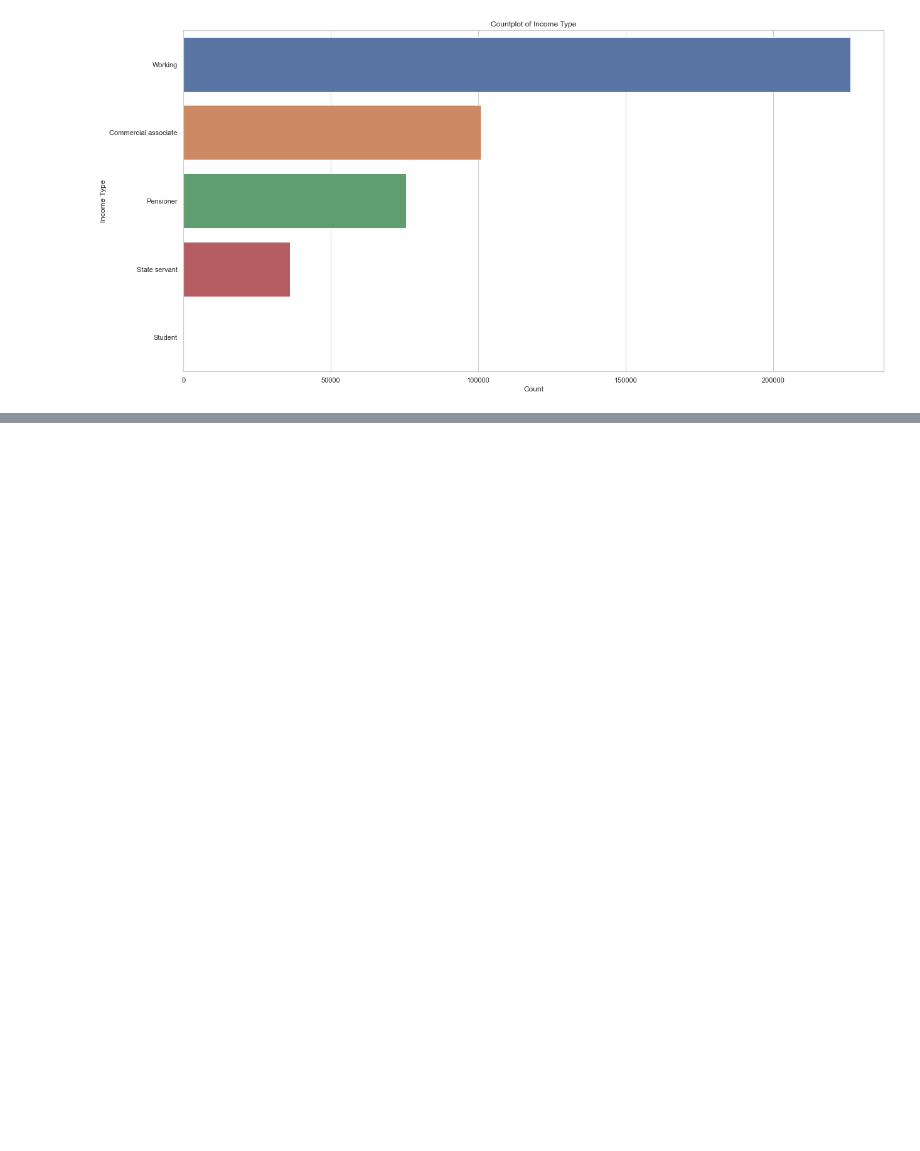
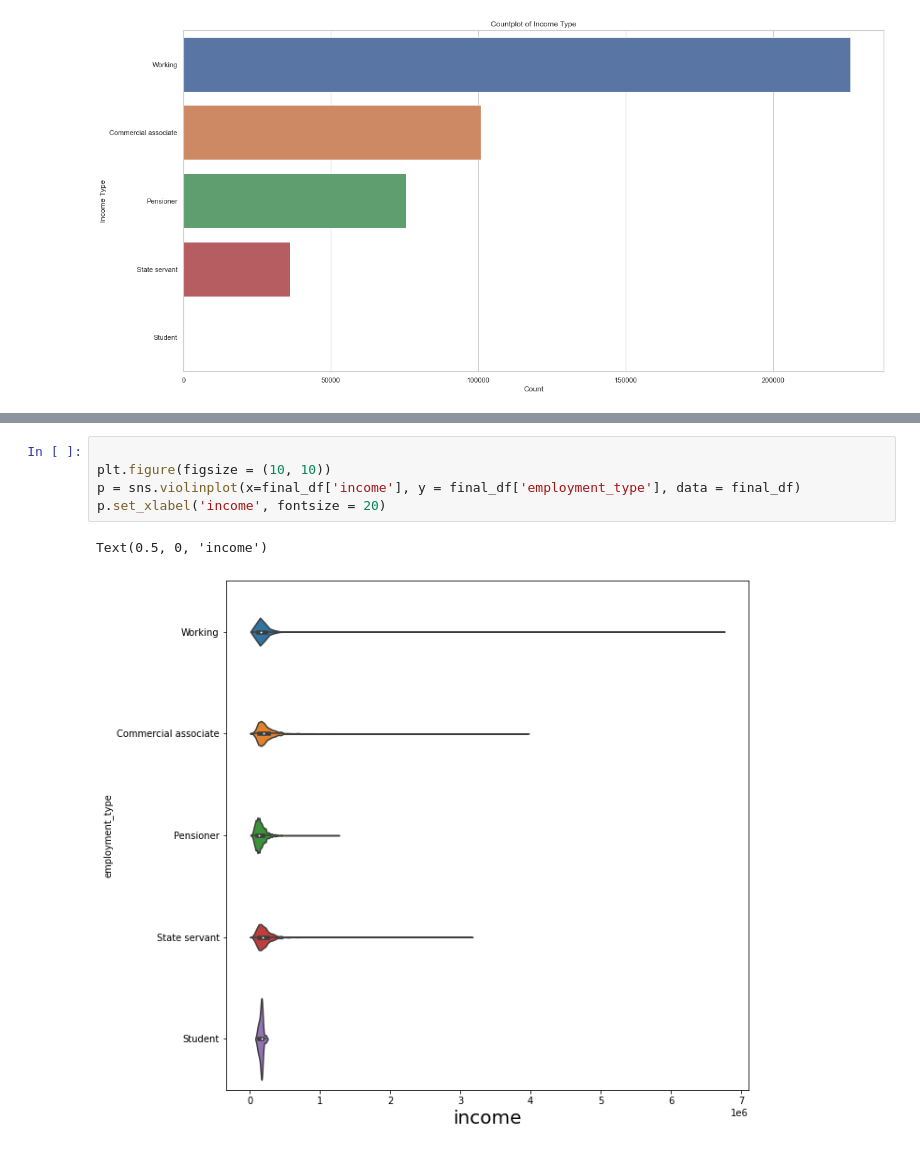
Before and after one commit to alexisd1212/DATA301Project, a Jupyter notebook: notebooks/analysis1.ipynb, the cells around one changed output, grey strips where cells are left out. Drawn from its saved outputs; the diff is of its cells as text; blank space fills up the shorter version.

```diff
--- a/notebooks/analysis1.ipynb
+++ b/notebooks/analysis1.ipynb
@@ -252,0 +315,8 @@ The countplot shows us how many more applicants are working/employed, further so
+# %%
+
+plt.figure(figsize = (10, 10))
+p = sns.violinplot(x=final_df['income'], y = final_df['employment_type'], data = final_df)
+p.set_xlabel('income', fontsize = 20)
+# %% [output]
+Text(0.5, 0, 'income')
+[figure, added]
```
Also changed, not shown: parts of 10 cells of this notebook, 1 other file.
